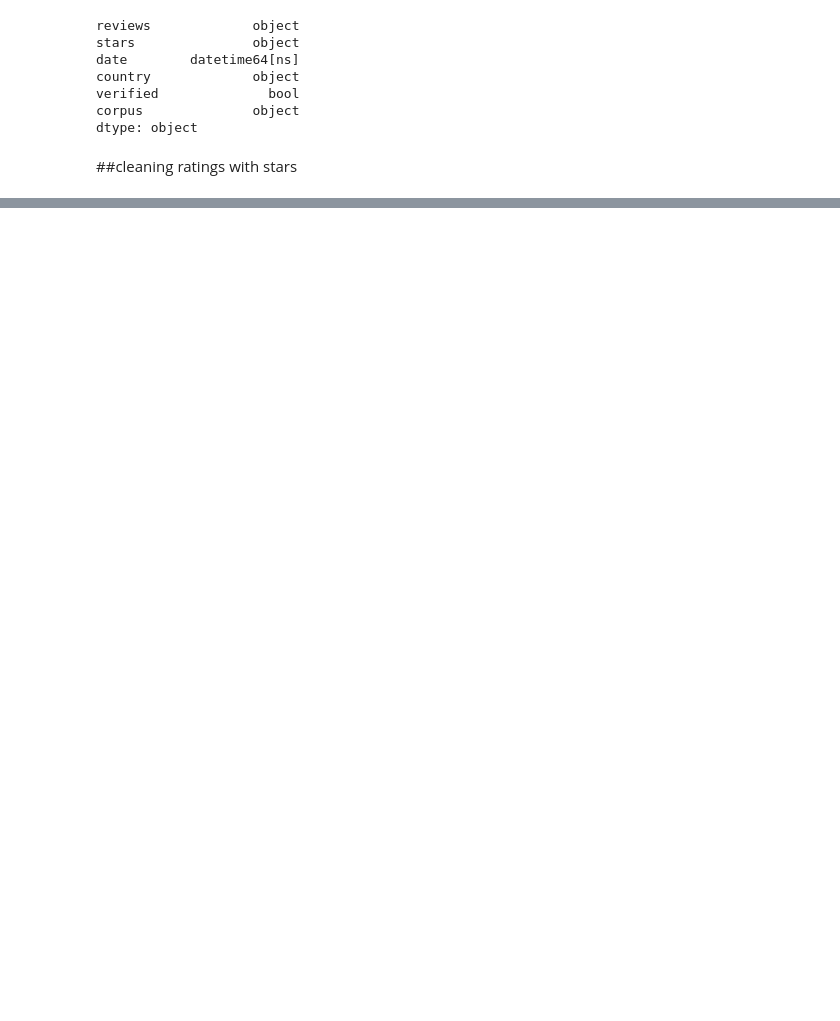
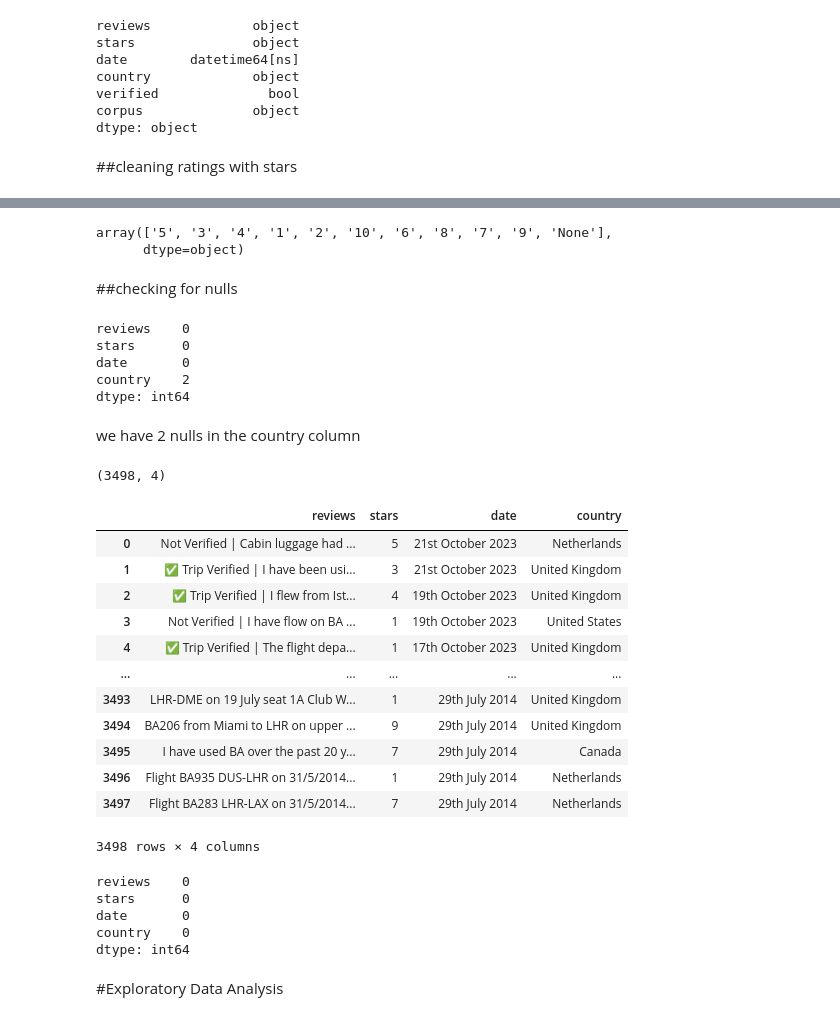
Before and after one commit to i-ninte/data-analytics-R-python, a Jupyter notebook: BA_REVIEWS_PROJECT.ipynb, the cells around one changed output, grey strips where cells are left out. Cells and saved outputs as stored; diff of their text form; code cells hidden in the pictures; blank space fills up the shorter version.

```diff
--- a/BA_REVIEWS_PROJECT.ipynb
+++ b/BA_REVIEWS_PROJECT.ipynb
@@ -324,0 +349,50 @@ df.stars= df.stars.str.strip("\n\t\t\t\t\t\t\t\t\t\t\t\t\t")
+# %%
+df.stars.unique()
+# %% [output]
+array(['5', '3', '4', '1', '2', '10', '6', '8', '7', '9', 'None'],
+      dtype=object)
+# %% [markdown]
+##checking for nulls
+# %%
+df.isnull().sum()
+# %% [output]
+reviews    0
+stars      0
+date       0
+country    2
+dtype: int64
+# %% [markdown]
+we have 2 nulls in the country column
+# %%
+df.drop(df[df.country.isnull() == True].index, axis=0, inplace=True)
+# %%
+df.shape
+# %% [output]
+(3498, 4)
+# %%
+#resrtting the index
+df.reset_index(drop=True)
+# %% [output]
+|  | reviews | stars | date | country |
+| 0 | Not Verified | Cabin luggage had ... | 5 | 21st October 2023 | Netherlands |
+| 1 | ✅ Trip Verified | I have been usi... | 3 | 21st October 2023 | United Kingdom |
+| 2 | ✅ Trip Verified | I flew from Ist... | 4 | 19th October 2023 | United Kingdom |
+| 3 | Not Verified | I have flow on BA ... | 1 | 19th October 2023 | United States |
+| 4 | ✅ Trip Verified | The flight depa... | 1 | 17th October 2023 | United Kingdom |
+| ... | ... | ... | ... | ... |
+| 3493 | LHR-DME on 19 July seat 1A Club W... | 1 | 29th July 2014 | United Kingdom |
+| 3494 | BA206 from Miami to LHR on upper ... | 9 | 29th July 2014 | United Kingdom |
+| 3495 | I have used BA over the past 20 y... | 7 | 29th July 2014 | Canada |
+| 3496 | Flight BA935 DUS-LHR on 31/5/2014... | 1 | 29th July 2014 | Netherlands |
+| 3497 | Flight BA283 LHR-LAX on 31/5/2014... | 7 | 29th July 2014 | Netherlands |
+3498 rows × 4 columns
+# %%
+df.isnull().sum()
+# %% [output]
+reviews    0
+stars      0
+date       0
+country    0
+dtype: int64
+# %% [markdown]
+#Exploratory Data Analysis
```
Also changed, not shown: parts of 6 cells of this notebook.
